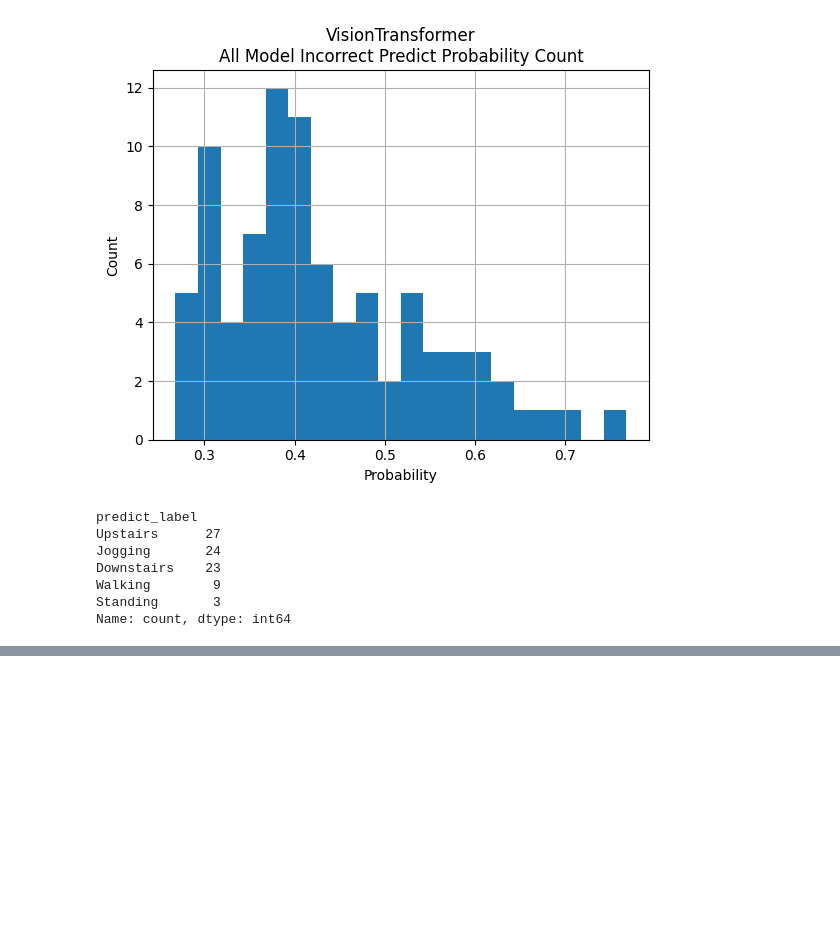
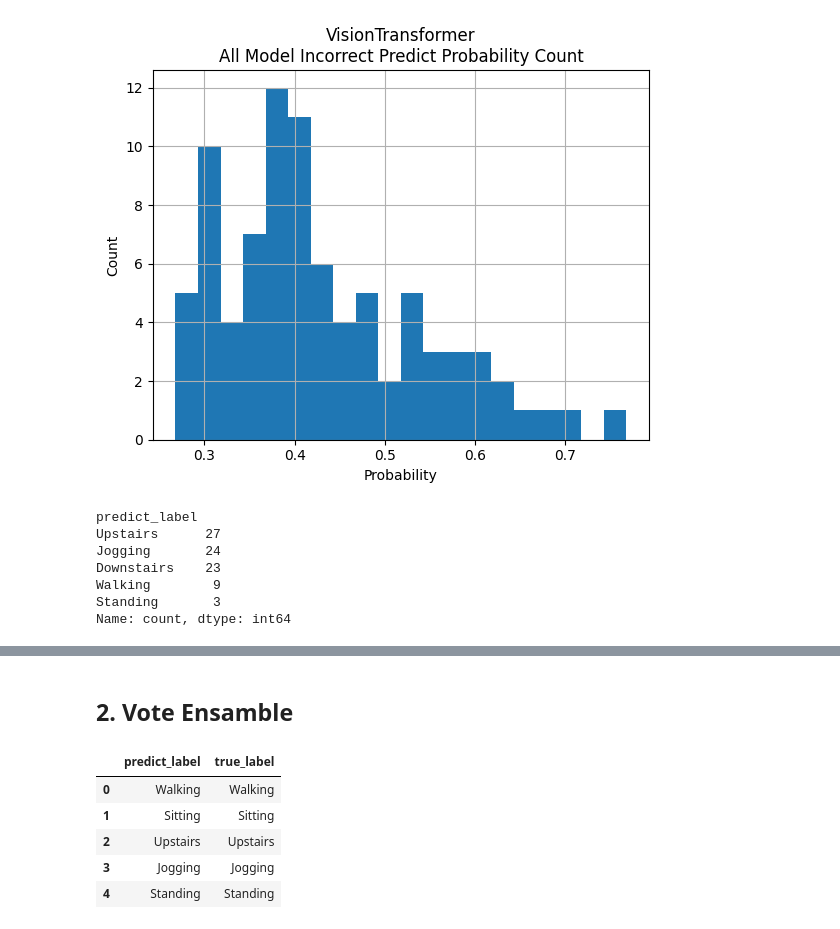
Before and after one commit to rakawanegan/humanactivityrecognition_portfolio, a Jupyter notebook: result/error_bar/analysis.ipynb, the cells around one changed output, grey strips where cells are left out. Drawn from its saved outputs; the diff is of its cells as text; code cells hidden in the pictures; blank space fills up the shorter version.

```diff
--- a/result/error_bar/analysis.ipynb
+++ b/result/error_bar/analysis.ipynb
@@ -236,0 +301,14 @@ Name: count, dtype: int64
+# %% [markdown]
+## 2. Vote Ensamble
+# %%
+ensamble2_Series = pd.concat([cnn1d_df.loc[:, "predict_label"].copy(), convbbt_df.loc[:, "predict_label"].copy(), vit_df.loc[:, "predict_label"].copy()], axis=1).apply(lambda x: x.value_counts().idxmax(), axis=1)
+ensamble2_df = pd.DataFrame({"predict_label": ensamble2_Series, "true_label": true_label.map(lambda x: LABELS[x])})
+# %%
+ensamble2_df.head()
+# %% [output]
+|  | predict_label | true_label |
+| 0 | Walking | Walking |
+| 1 | Sitting | Sitting |
+| 2 | Upstairs | Upstairs |
+| 3 | Jogging | Jogging |
+| 4 | Standing | Standing |
```
Also changed, not shown: parts of 30 cells of this notebook, 10 other files.
